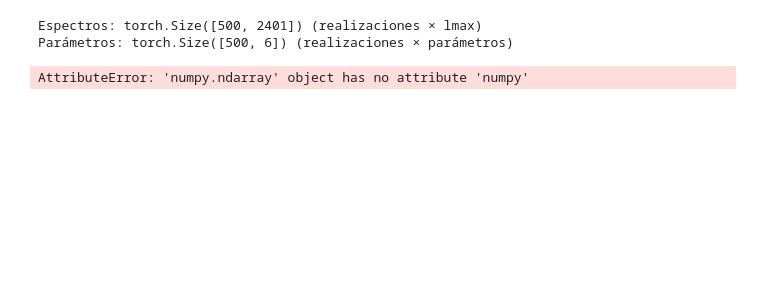
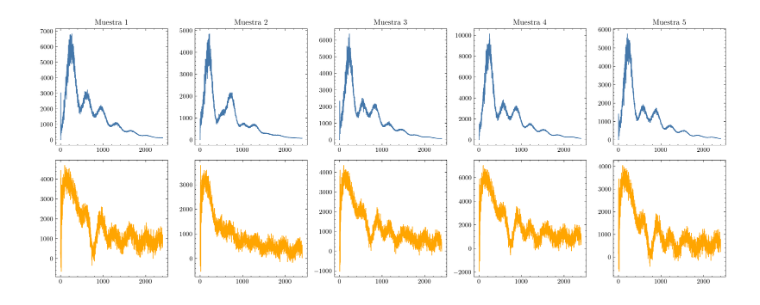
Before and after one commit to julianticucho/cmb-sbi-inference, a Jupyter notebook: compressor_model_test.ipynb, the cells around one changed output. Saved outputs shown, nothing was run; the diff lists cells and outputs as text; code cells hidden in the pictures; blank space fills up the shorter version.

Commit message:
compressor model

```diff
--- a/compressor_model_test.ipynb
+++ b/compressor_model_test.ipynb
@@ -58,11 +11,0 @@ def load_model(model_path):
-# %%
-# %%
-# Cargar espectros y parámetros
-spectra = torch.load(config['data_dir'] / 'cmb_observed_TTnoise.pt', weights_only=True)
-params = torch.load(config['data_dir'] / 'sim_params.pt', weights_only=True)
-
-print(f"Espectros: {spectra.shape} (realizaciones × lmax)")
-print(f"Parámetros: {params.shape} (realizaciones × parámetros)")
-# %% [output]
-Espectros: torch.Size([500, 2401]) (realizaciones × lmax)
-Parámetros: torch.Size([500, 6]) (realizaciones × parámetros)
@@ -120,5 +12,31 @@ def evaluate_single_model(fold_number=0):
-# %%
-# Ejemplo: evaluar el primer fold (excluyendo cosmología 0)
-predictions, true_values, errors = evaluate_single_model(fold_number=0)
-# %% [output]
-AttributeError: 'numpy.ndarray' object has no attribute 'numpy'
+# %%
+from src.compression.model import CompressionAE
+from src.compression.config import DATA_PATHS
+
+def plot_reconstructions(model, data, num_samples=5):
+    model.eval()
+    with torch.no_grad():
+        # Selecciona muestras aleatorias
+        indices = torch.randperm(len(data))[:num_samples]
+        samples = data[indices]
+        reconstructions, _ = model(samples)
+
+        # Grafico
+        plt.figure(figsize=(15, 6))
+        for i in range(num_samples):
+            plt.subplot(2, num_samples, i+1)
+            plt.plot(samples[i], label="Original")
+            plt.title(f"Muestra {i+1}")
+
+            plt.subplot(2, num_samples, i+1 + num_samples)
+            plt.plot(reconstructions[i], label="Reconstrucción", color='orange')
+
+        plt.tight_layout()
+        plt.show()
+
+model = CompressionAE(input_size=2401, latent_size=64)
+model.load_state_dict(torch.load("results/models/best_ae_fold_1.pth"))  # Carga un modelo
+data = torch.load(DATA_PATHS['spectra']).float()  # Datos normalizados
+plot_reconstructions(model, data)
+# %% [output]
+[figure, added]
```
Also changed, not shown: parts of 7 cells of this notebook, 11 other files.
